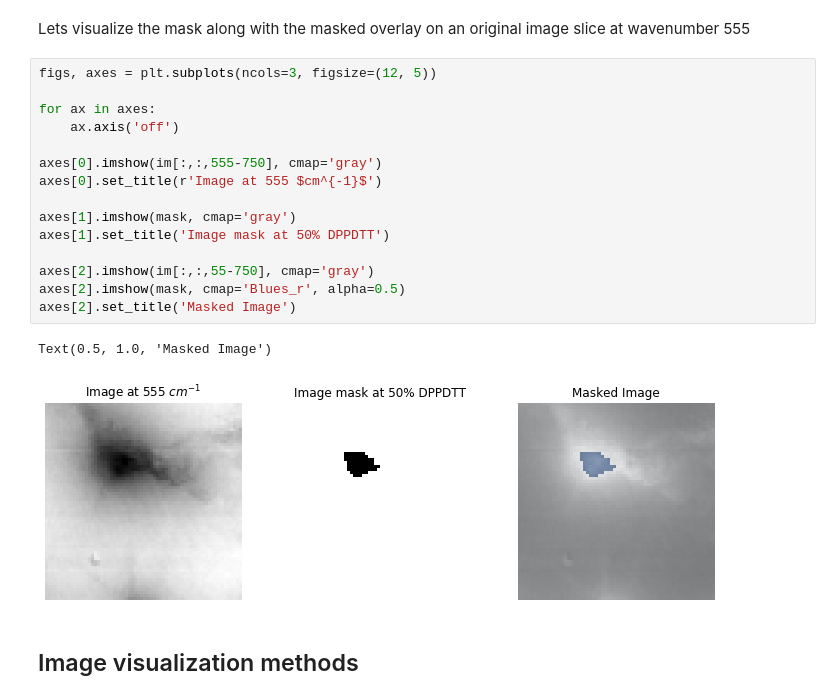
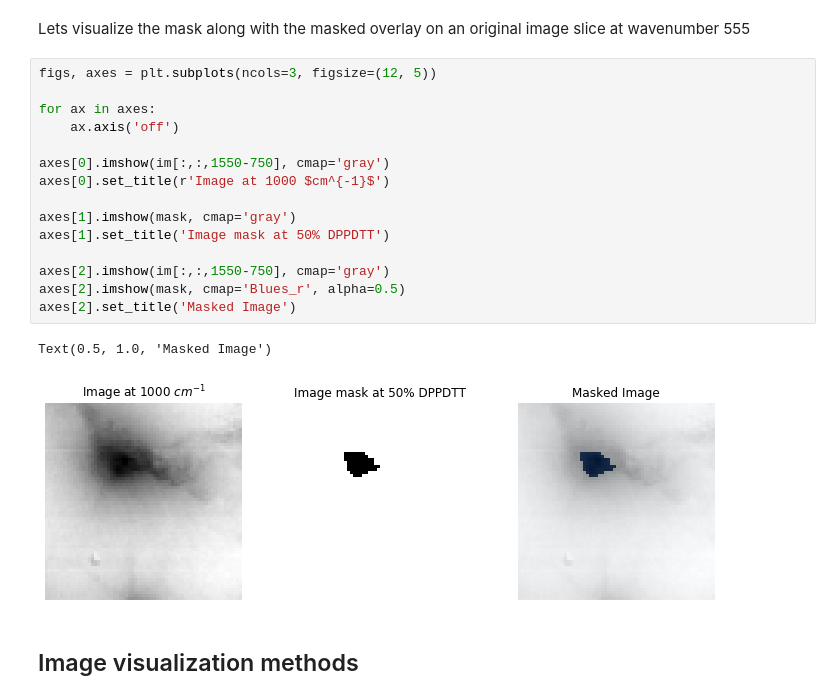
Before and after one commit to mdbresh/HyperUnmixing, a Jupyter notebook: notebooks/20200529_PresentationNotebook_caitlin.ipynb, the cells around one changed output. Cells and saved outputs as stored; diff of their text form.

```diff
--- a/notebooks/20200529_PresentationNotebook_caitlin.ipynb
+++ b/notebooks/20200529_PresentationNotebook_caitlin.ipynb
@@ -100,21 +100,21 @@ Lets visualize the mask along with the masked overlay on an original image slice
 # %%
 figs, axes = plt.subplots(ncols=3, figsize=(12, 5))
 
 for ax in axes:
     ax.axis('off')
 
-axes[0].imshow(im[:,:,555-750], cmap='gray')
-axes[0].set_title(r'Image at 555 $cm^{-1}$')
+axes[0].imshow(im[:,:,1550-750], cmap='gray')
+axes[0].set_title(r'Image at 1000 $cm^{-1}$')
 
 axes[1].imshow(mask, cmap='gray')
 axes[1].set_title('Image mask at 50% DPPDTT')
 
-axes[2].imshow(im[:,:,55-750], cmap='gray')
+axes[2].imshow(im[:,:,1550-750], cmap='gray')
 axes[2].imshow(mask, cmap='Blues_r', alpha=0.5)
 axes[2].set_title('Masked Image')
 # %% [output]
 Text(0.5, 1.0, 'Masked Image')
-[figure, old version]
+[figure, new version]
 # %% [markdown]
 ## Image visualization methods
 # %% [markdown]
```
Also changed, not shown: parts of 3 cells of this notebook.
